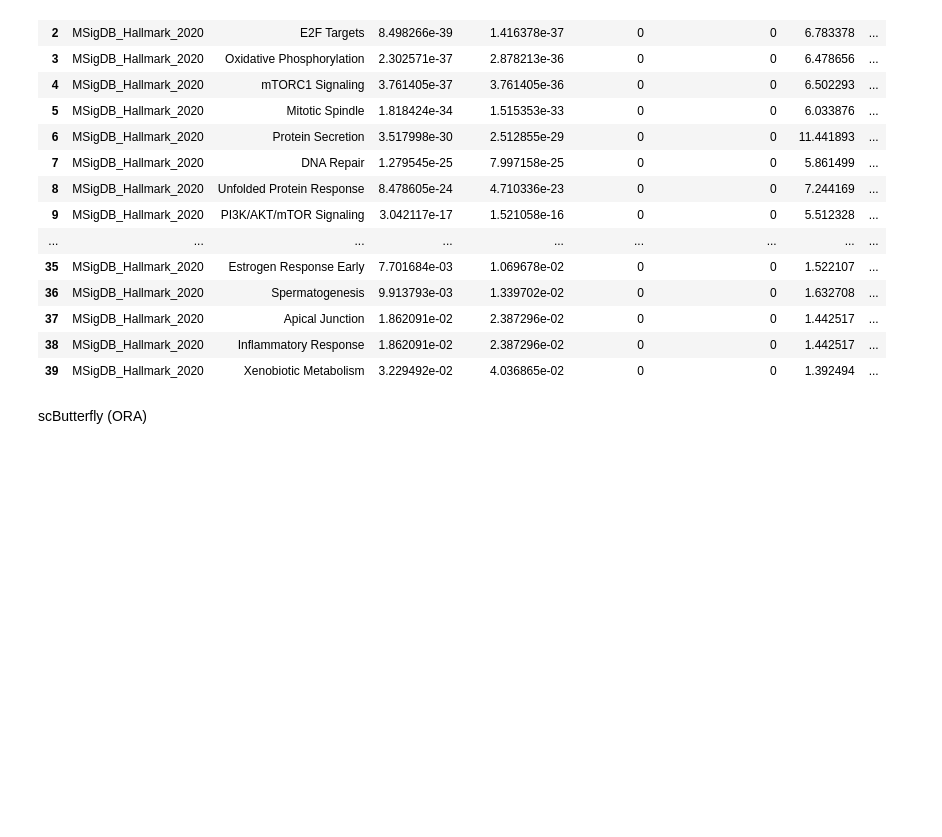
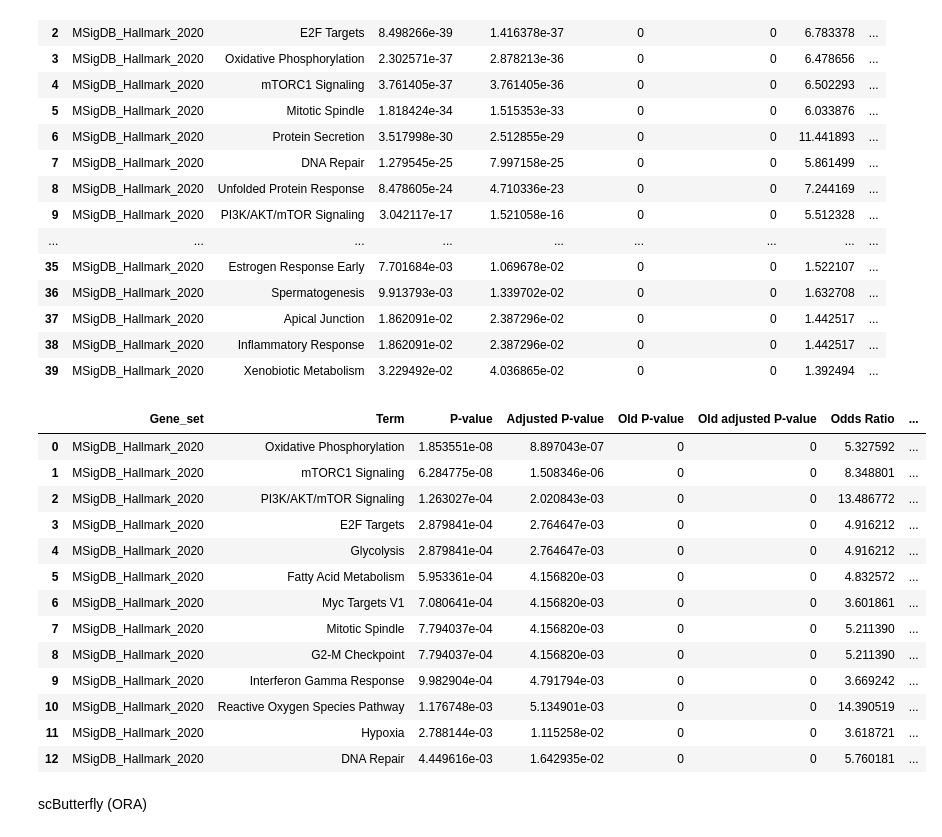
Before and after one commit to preet2706/Benchmarking, a Jupyter notebook: gsea.ipynb, the cells around one changed output. Drawn from its saved outputs; the diff is of its cells as text; code cells hidden in the pictures; blank space fills up the shorter version.

```diff
--- a/gsea.ipynb
+++ b/gsea.ipynb
@@ -451,3 +458,34 @@ enr.results[enr.results['Adjusted P-value'] < 0.05]
+# %%
+de_hv = sc.get.rank_genes_groups_df(data_gsea_hv, group='LYM')
+de_hv['neg_log10_padj'] = -np.log10(de_hv['pvals_adj'].replace(0, np.nan))
+# %%
+deg_list_hv = de_hv[(de_hv["pvals_adj"] < 0.05) & (abs(de_hv["logfoldchanges"]) > 1)]['names'].tolist()
+# %%
+enr_hv = gp.enrichr(
+    gene_list=deg_list_hv,
+    gene_sets='MSigDB_Hallmark_2020',  # or 'GO_Biological_Process_2021', 'Reactome_2022', etc.
+    organism='Human',
+    background=list(data_gsea_hv.var_names),
+    outdir=None,     # optional
+    cutoff=0.01                   # p-value cutoff
+)
+# %%
+enr_hv.results[enr_hv.results['Adjusted P-value'] < 0.05]
+# %% [output]
+|  | Gene_set | Term | P-value | Adjusted P-value | Old P-value | Old adjusted P-value | Odds Ratio | ... |
+| 0 | MSigDB_Hallmark_2020 | Oxidative Phosphorylation | 1.853551e-08 | 8.897043e-07 | 0 | 0 | 5.327592 | ... |
+| 1 | MSigDB_Hallmark_2020 | mTORC1 Signaling | 6.284775e-08 | 1.508346e-06 | 0 | 0 | 8.348801 | ... |
+| 2 | MSigDB_Hallmark_2020 | PI3K/AKT/mTOR Signaling | 1.263027e-04 | 2.020843e-03 | 0 | 0 | 13.486772 | ... |
+| 3 | MSigDB_Hallmark_2020 | E2F Targets | 2.879841e-04 | 2.764647e-03 | 0 | 0 | 4.916212 | ... |
+| 4 | MSigDB_Hallmark_2020 | Glycolysis | 2.879841e-04 | 2.764647e-03 | 0 | 0 | 4.916212 | ... |
+| 5 | MSigDB_Hallmark_2020 | Fatty Acid Metabolism | 5.953361e-04 | 4.156820e-03 | 0 | 0 | 4.832572 | ... |
+| 6 | MSigDB_Hallmark_2020 | Myc Targets V1 | 7.080641e-04 | 4.156820e-03 | 0 | 0 | 3.601861 | ... |
+| 7 | MSigDB_Hallmark_2020 | Mitotic Spindle | 7.794037e-04 | 4.156820e-03 | 0 | 0 | 5.211390 | ... |
+| 8 | MSigDB_Hallmark_2020 | G2-M Checkpoint | 7.794037e-04 | 4.156820e-03 | 0 | 0 | 5.211390 | ... |
+| 9 | MSigDB_Hallmark_2020 | Interferon Gamma Response | 9.982904e-04 | 4.791794e-03 | 0 | 0 | 3.669242 | ... |
+| 10 | MSigDB_Hallmark_2020 | Reactive Oxygen Species Pathway | 1.176748e-03 | 5.134901e-03 | 0 | 0 | 14.390519 | ... |
+| 11 | MSigDB_Hallmark_2020 | Hypoxia | 2.788144e-03 | 1.115258e-02 | 0 | 0 | 3.618721 | ... |
+| 12 | MSigDB_Hallmark_2020 | DNA Repair | 4.449616e-03 | 1.642935e-02 | 0 | 0 | 5.760181 | ... |
 # %% [markdown]
 scButterfly (ORA)
 # %%
```
Also changed, not shown: parts of 10 cells of this notebook, 1 other file.
